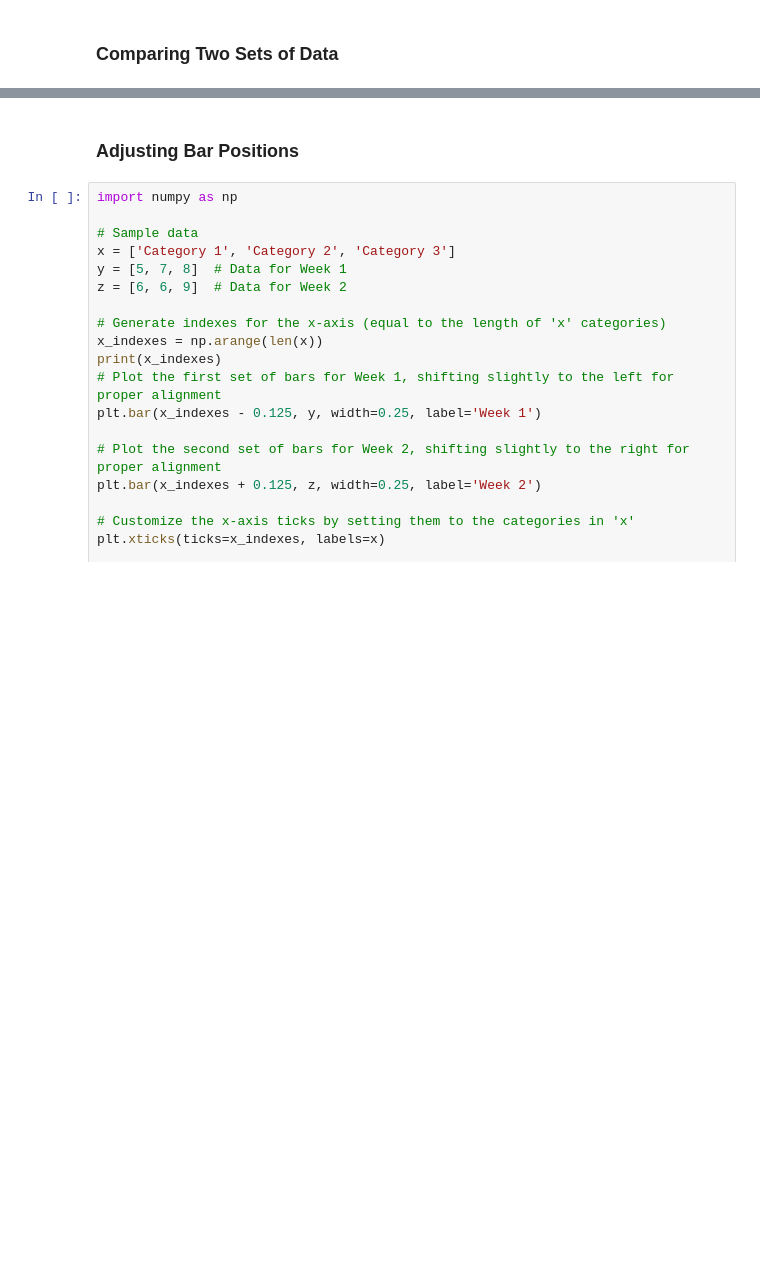
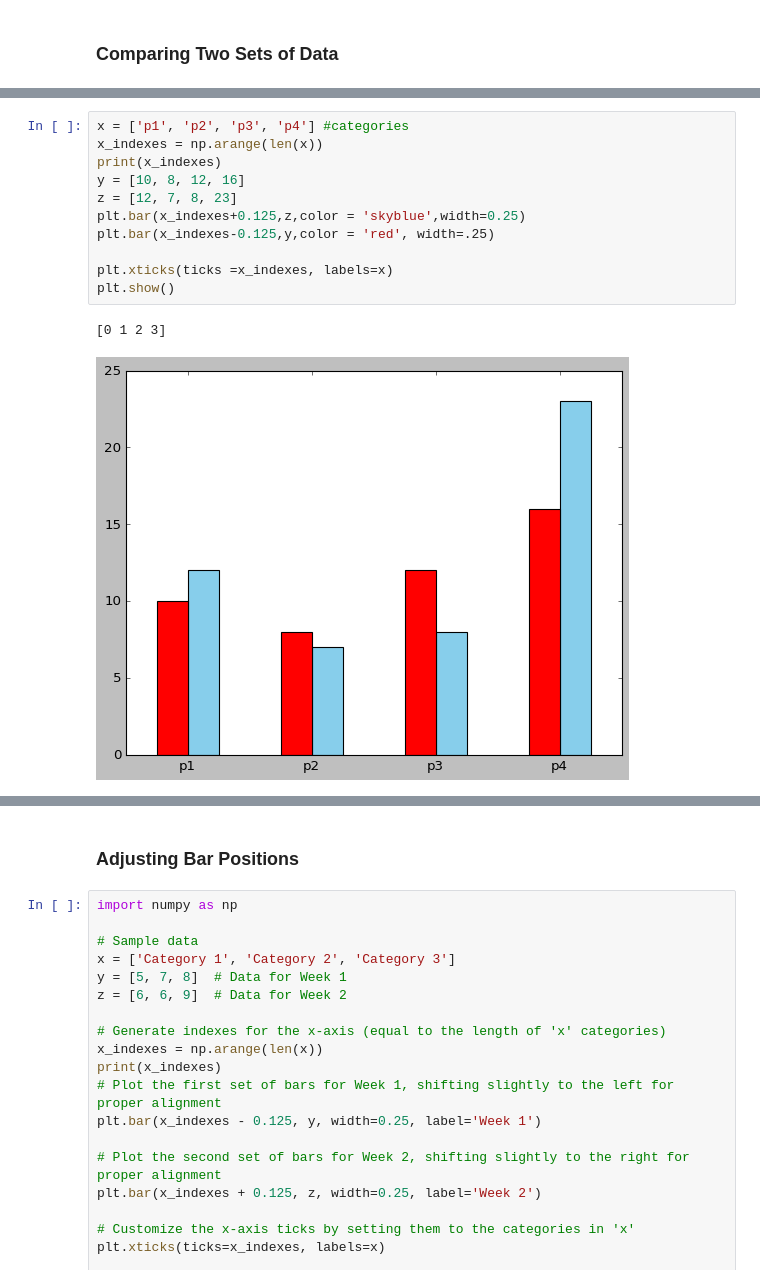
Before and after one commit to alexkardan/Data110, a Jupyter notebook: Week_4_Python_classwork(Fall2024).ipynb, the cells around one changed output, grey strips where cells are left out. Cells and saved outputs as stored; diff of their text form; blank space fills up the shorter version.

```diff
--- a/Week_4_Python_classwork(Fall2024).ipynb
+++ b/Week_4_Python_classwork(Fall2024).ipynb
@@ -61,0 +60,14 @@ plt.show()
+# %%
+x = ['p1', 'p2', 'p3', 'p4'] #categories
+x_indexes = np.arange(len(x))
+print(x_indexes)
+y = [10, 8, 12, 16]
+z = [12, 7, 8, 23]
+plt.bar(x_indexes+0.125,z,color = 'skyblue',width=0.25)
+plt.bar(x_indexes-0.125,y,color = 'red', width=.25)
+
+plt.xticks(ticks =x_indexes, labels=x)
+plt.show()
+# %% [output]
+[0 1 2 3]
+[figure, added]
```
Also changed, not shown: parts of 20 cells of this notebook.
